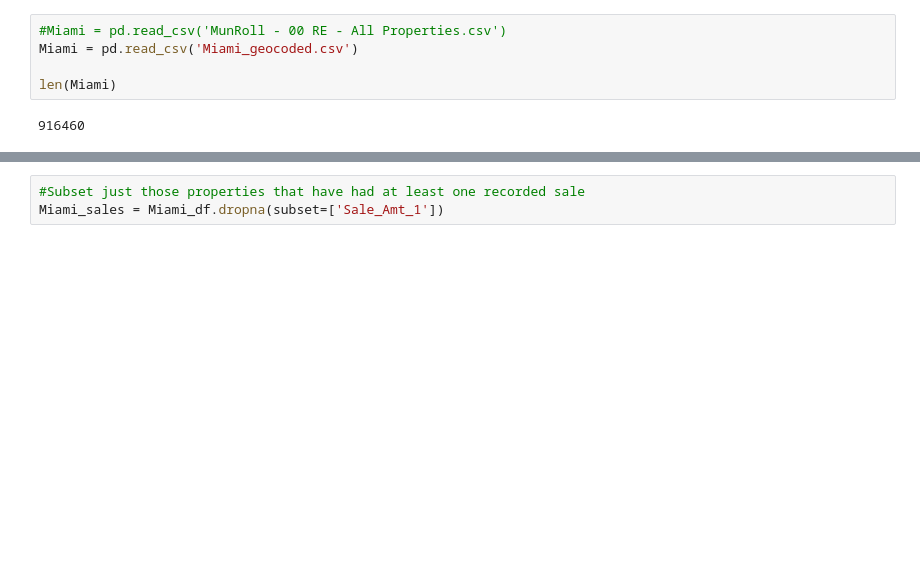
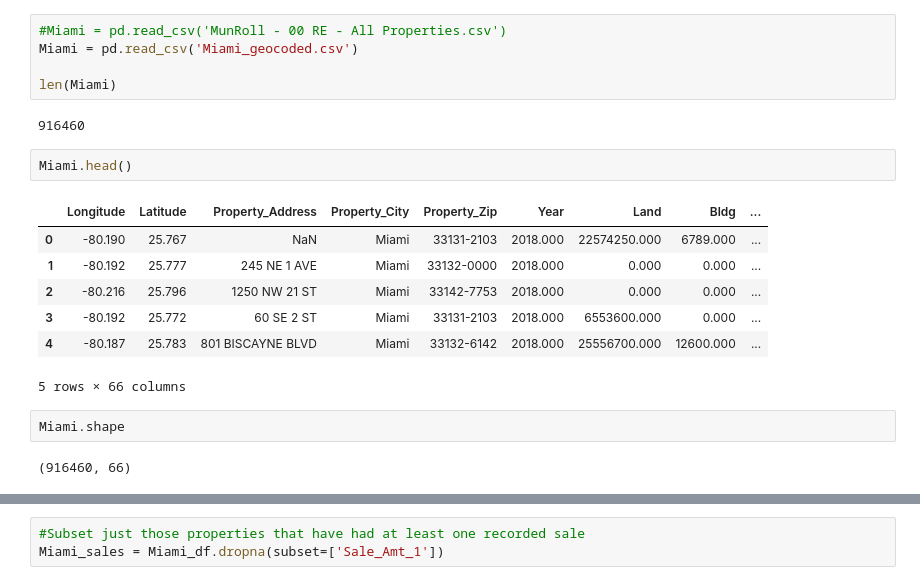
Before and after one commit to dylanrandle/spark-tensorflow, a Jupyter notebook: Miami_RE_Data_filip.ipynb, the cells around one changed output, grey strips where cells are left out. Drawn from its saved outputs; the diff is of its cells as text; blank space fills up the shorter version.

```diff
--- a/Miami_RE_Data_filip.ipynb
+++ b/Miami_RE_Data_filip.ipynb
@@ -29,3 +34,17 @@ Miami = pd.read_csv('Miami_geocoded.csv')
 len(Miami)
 # %% [output]
 916460
+# %%
+Miami.head()
+# %% [output]
+|  | Longitude | Latitude | Property_Address | Property_City | Property_Zip | Year | Land | Bldg | ... |
+| 0 | -80.190 | 25.767 | NaN | Miami | 33131-2103 | 2018.000 | 22574250.000 | 6789.000 | ... |
+| 1 | -80.192 | 25.777 | 245 NE 1 AVE | Miami | 33132-0000 | 2018.000 | 0.000 | 0.000 | ... |
+| 2 | -80.216 | 25.796 | 1250 NW 21 ST | Miami | 33142-7753 | 2018.000 | 0.000 | 0.000 | ... |
+| 3 | -80.192 | 25.772 | 60 SE 2 ST | Miami | 33131-2103 | 2018.000 | 6553600.000 | 0.000 | ... |
+| 4 | -80.187 | 25.783 | 801 BISCAYNE BLVD | Miami | 33132-6142 | 2018.000 | 25556700.000 | 12600.000 | ... |
+5 rows × 66 columns
+# %%
+Miami.shape
+# %% [output]
+(916460, 66)
```
Also changed, not shown: parts of 26 cells of this notebook, 2 other files.
